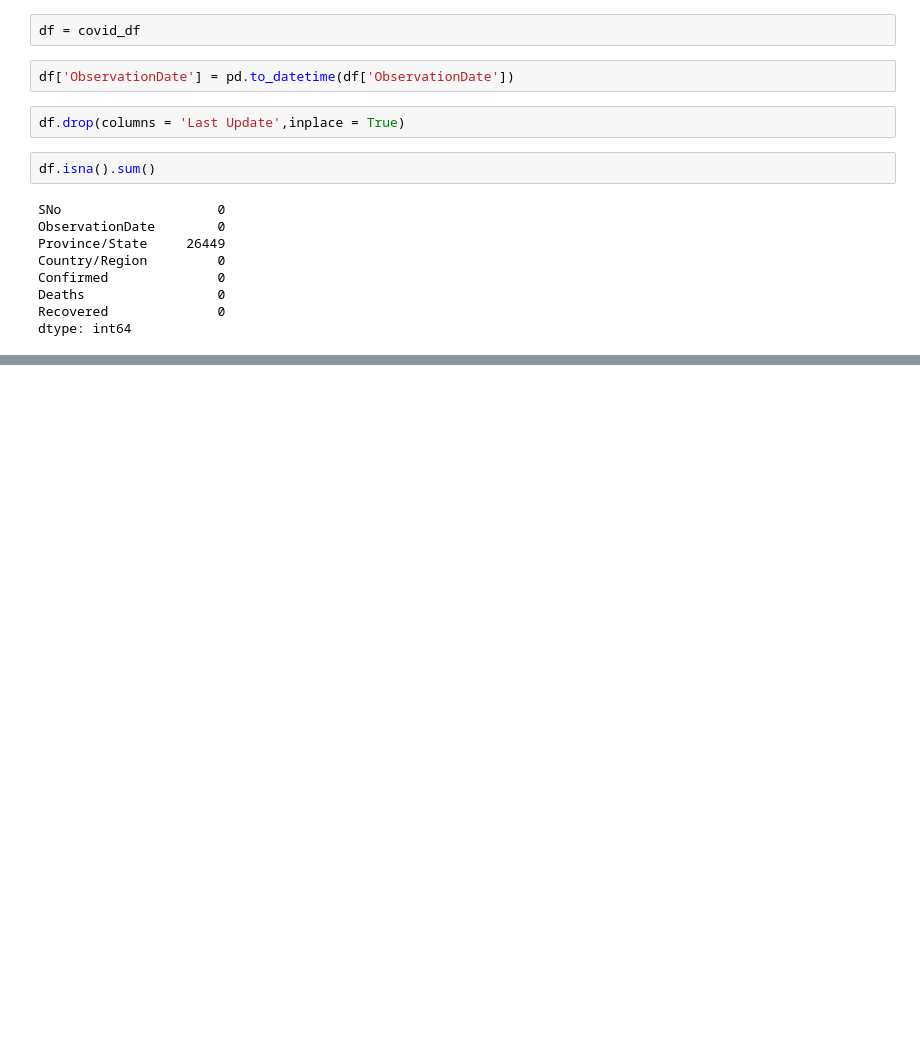
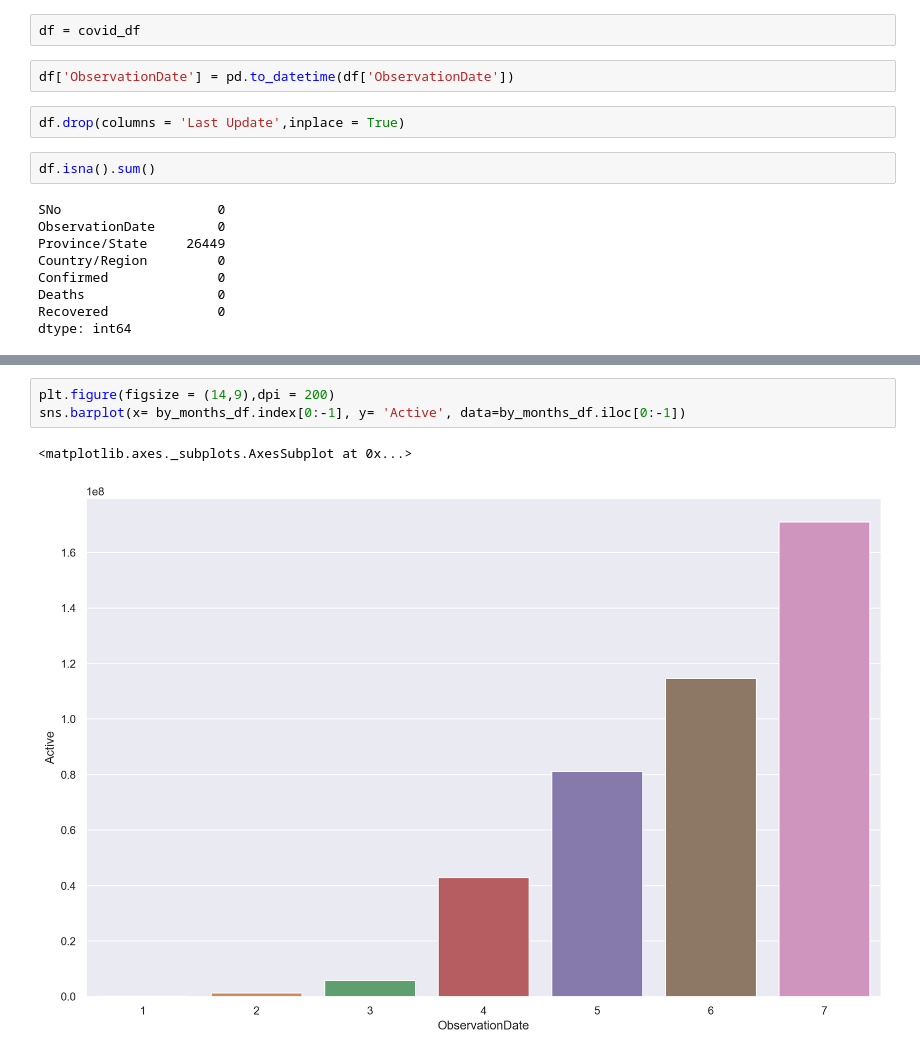
Before and after one commit to Chrisnguyen9979/COVID19_data_analysis, a Jupyter notebook: Covid.ipynb, the cells around one changed output, grey strips where cells are left out. Saved outputs shown, nothing was run; the diff lists cells and outputs as text; blank space fills up the shorter version.

```diff
--- a/Covid.ipynb
+++ b/Covid.ipynb
@@ -54,0 +67,6 @@ Text(0, 0.5, 'Cases')
+# %%
+plt.figure(figsize = (14,9),dpi = 200)
+sns.barplot(x= by_months_df.index[0:-1], y= 'Active', data=by_months_df.iloc[0:-1])
+# %% [output]
+<matplotlib.axes._subplots.AxesSubplot at 0x...>
+[figure, added]
```
Also changed, not shown: parts of 5 cells of this notebook, 9 other files.
